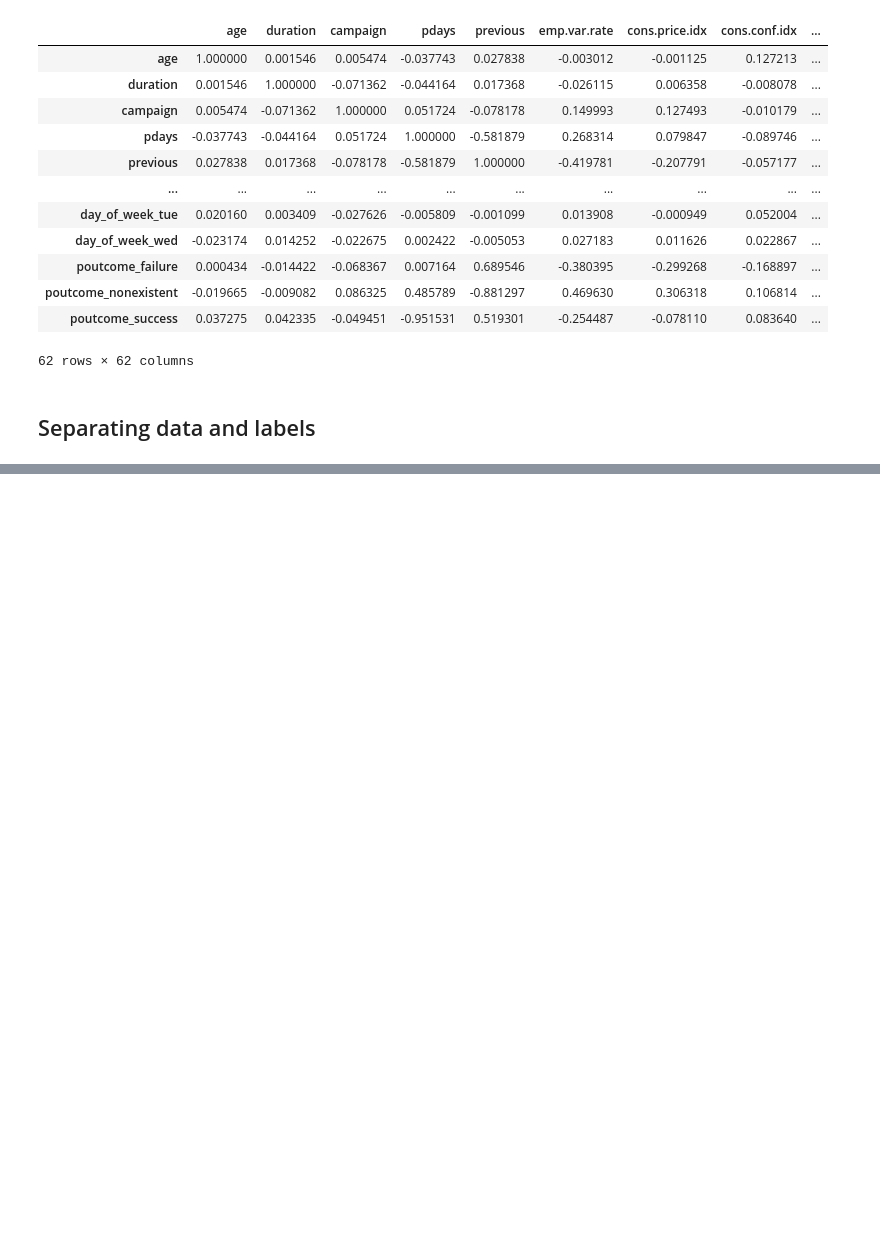
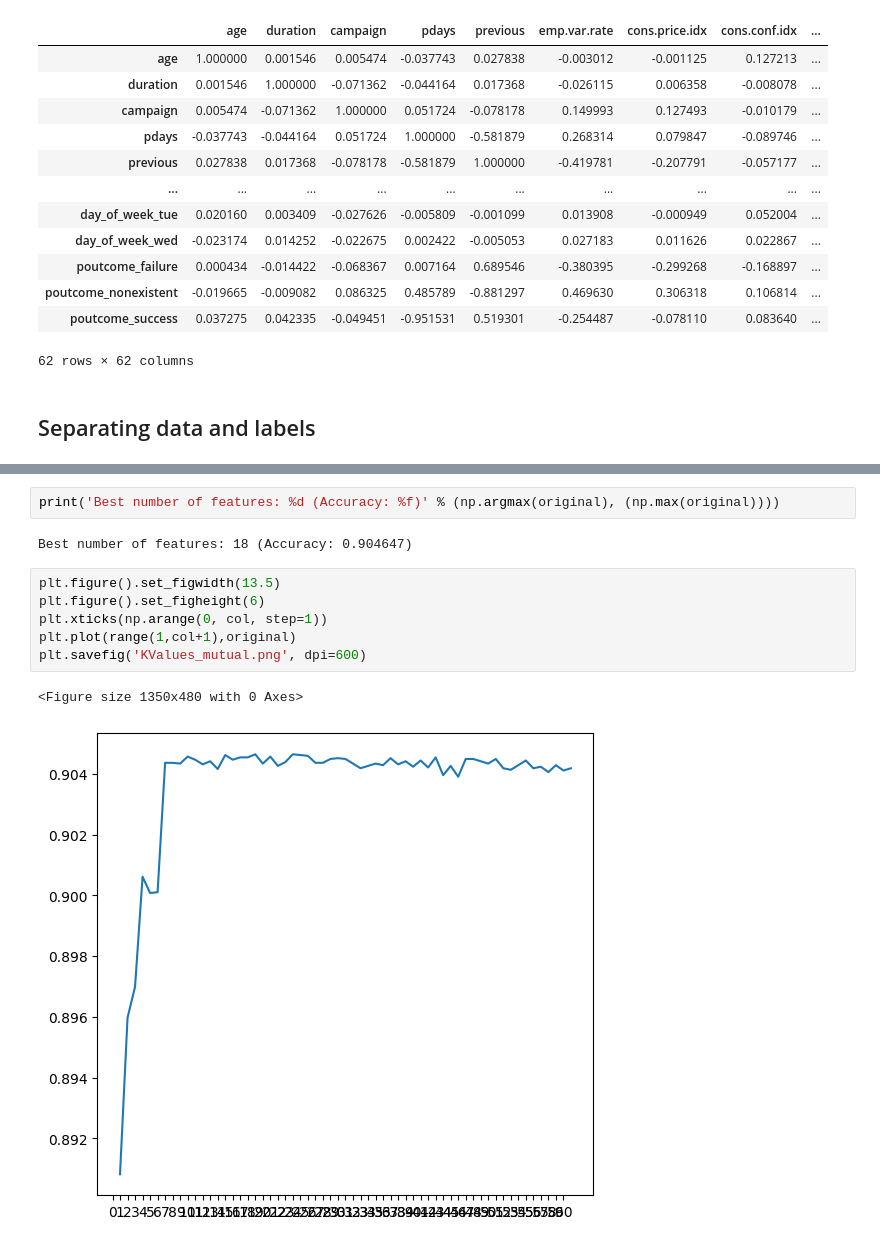
Before and after one commit to khaledmalhal/MIDA_Project, a Jupyter notebook: KNN.ipynb, the cells around one changed output, grey strips where cells are left out. Saved outputs shown, nothing was run; the diff lists cells and outputs as text; blank space fills up the shorter version.

```diff
--- a/KNN.ipynb
+++ b/KNN.ipynb
@@ -158,0 +223,13 @@ print(np.mean(cv_scores))
+# %%
+print('Best number of features: %d (Accuracy: %f)' % (np.argmax(original), (np.max(original))))
+# %% [output]
+Best number of features: 18 (Accuracy: 0.904647)
+# %%
+plt.figure().set_figwidth(13.5)
+plt.figure().set_figheight(6)
+plt.xticks(np.arange(0, col, step=1))
+plt.plot(range(1,col+1),original)
+plt.savefig('KValues_mutual.png', dpi=600)
+# %% [output]
+<Figure size 1350x480 with 0 Axes>
+[figure, added]
```
Also changed, not shown: parts of 45 cells of this notebook, 5 other files.
